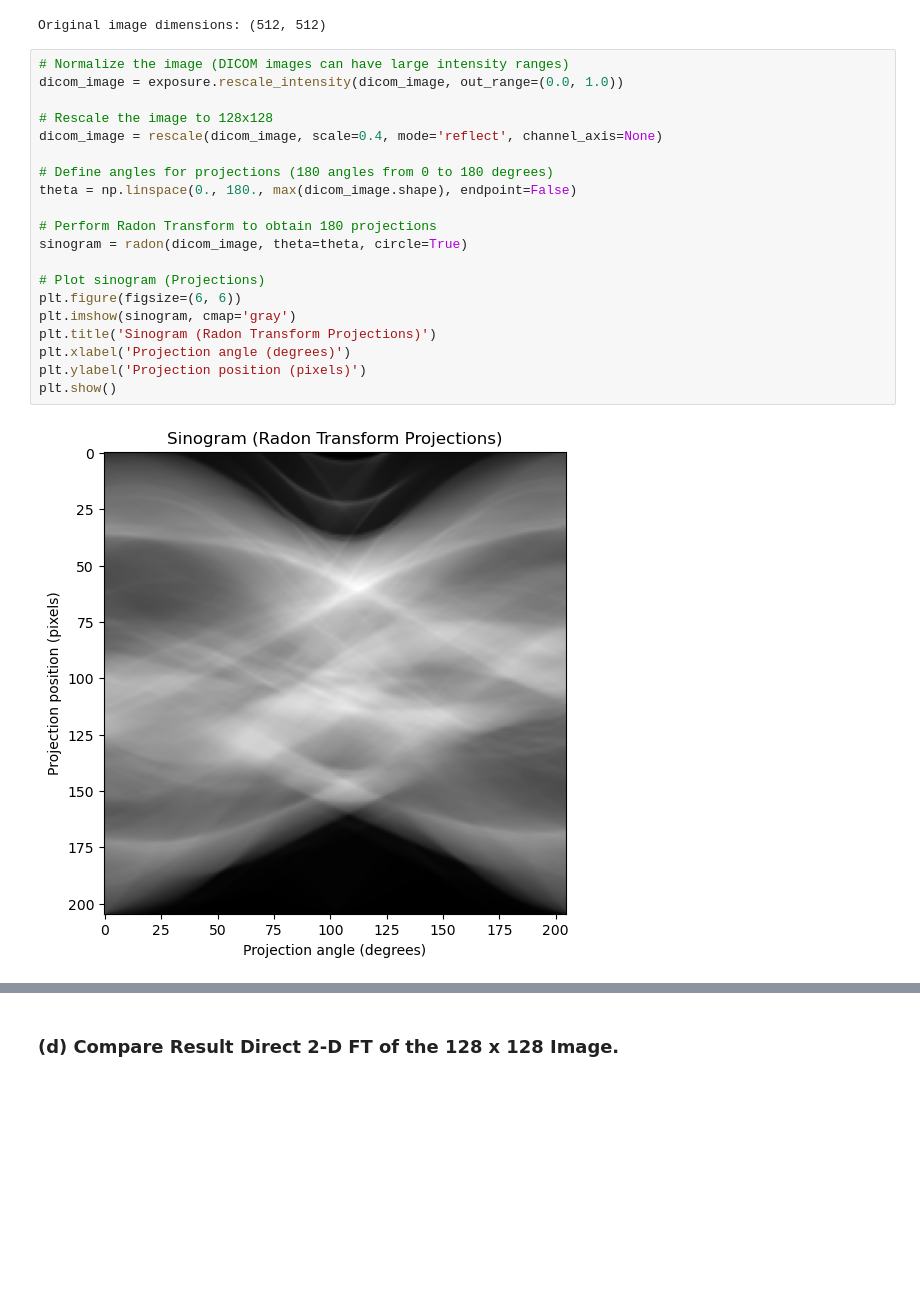
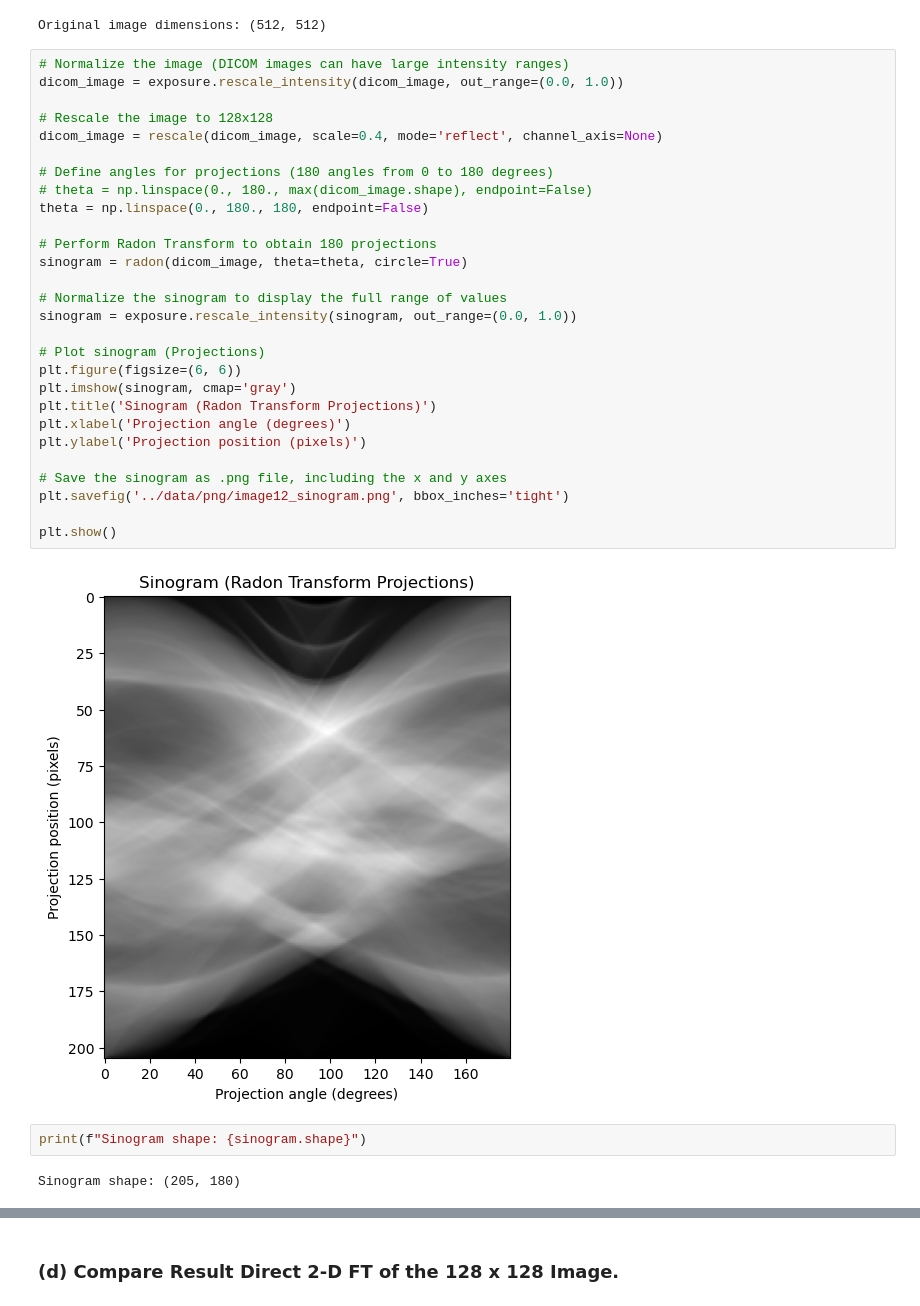
Before and after one commit to egunadi/bme527-hw4, a Jupyter notebook: notebook/Gunadi_Eben_HW4.ipynb, the cells around one changed output, grey strips where cells are left out. Cells and saved outputs as stored; diff of their text form; blank space fills up the shorter version.

```diff
--- a/notebook/Gunadi_Eben_HW4.ipynb
+++ b/notebook/Gunadi_Eben_HW4.ipynb
@@ -44,23 +44,35 @@ Original image dimensions: (512, 512)
 # %%
 # Normalize the image (DICOM images can have large intensity ranges)
 dicom_image = exposure.rescale_intensity(dicom_image, out_range=(0.0, 1.0))
 
 # Rescale the image to 128x128
 dicom_image = rescale(dicom_image, scale=0.4, mode='reflect', channel_axis=None)
 
 # Define angles for projections (180 angles from 0 to 180 degrees)
-theta = np.linspace(0., 180., max(dicom_image.shape), endpoint=False)
+# theta = np.linspace(0., 180., max(dicom_image.shape), endpoint=False)
+theta = np.linspace(0., 180., 180, endpoint=False)
 
 # Perform Radon Transform to obtain 180 projections
 sinogram = radon(dicom_image, theta=theta, circle=True)
+
+# Normalize the sinogram to display the full range of values
+sinogram = exposure.rescale_intensity(sinogram, out_range=(0.0, 1.0))
 
 # Plot sinogram (Projections)
 plt.figure(figsize=(6, 6))
 plt.imshow(sinogram, cmap='gray')
 plt.title('Sinogram (Radon Transform Projections)')
 plt.xlabel('Projection angle (degrees)')
 plt.ylabel('Projection position (pixels)')
+
+# Save the sinogram as .png file, including the x and y axes
+plt.savefig('../data/png/image12_sinogram.png', bbox_inches='tight')
+
 plt.show()
 # %% [output]
-[figure, old version]
+[figure, new version]
+# %%
+print(f"Sinogram shape: {sinogram.shape}")
+# %% [output]
+Sinogram shape: (205, 180)
 # %% [markdown]
```
Also changed, not shown: parts of 7 cells of this notebook, 5 other files.
